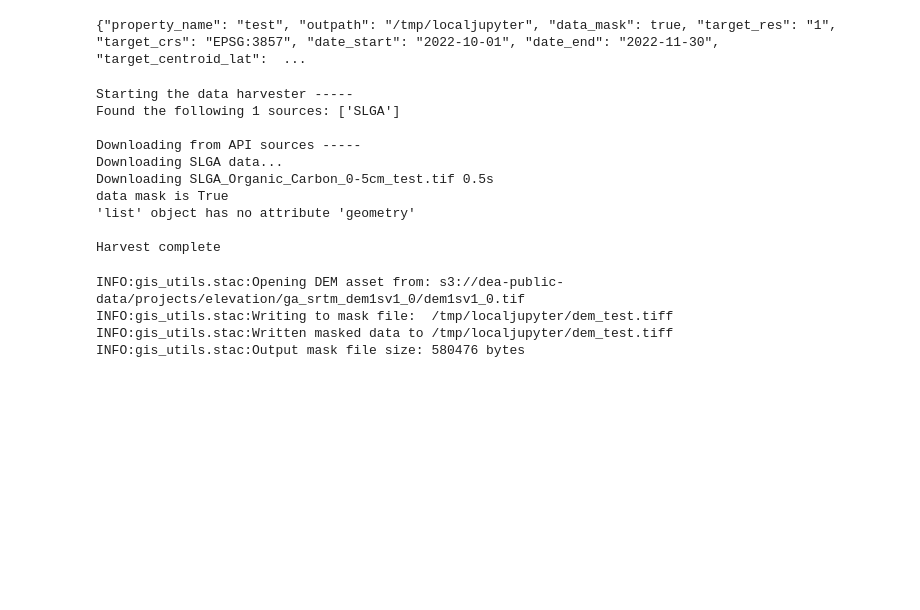
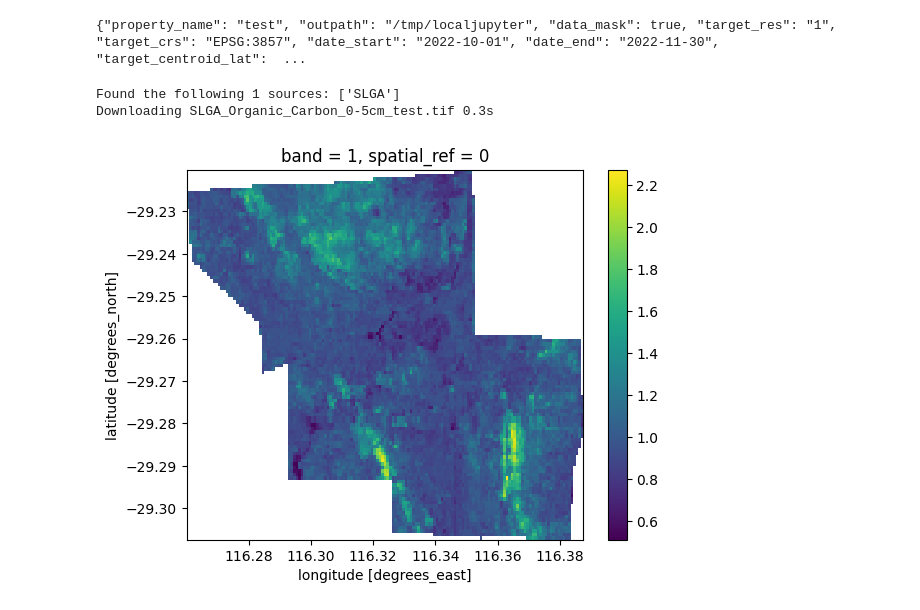
Before and after one commit to Sensand-AI/data-notebooks, a Jupyter notebook: notebooks/slga/slga.ipynb, the cells around one changed output. Saved outputs shown, nothing was run; the diff lists cells and outputs as text; code cells hidden in the pictures; blank space fills up the shorter version.

Commit message:
draft slga notebook composed

```diff
--- a/notebooks/slga/slga.ipynb
+++ b/notebooks/slga/slga.ipynb
@@ -112,6 +112,8 @@ geojson_data = req['body']  # Directly accessing the 'body' since it's already a
 gdf = gpd.read_file(StringIO(json.dumps(geojson_data)))
 # %%
 #papermill_description=processing_bounding_box
+
+geom = gdf.geometry #for data-harvester clip function
 
 # Get bounding box from GeoJSON
 bbox = get_bbox_from_geodf(geojson_data)
@@ -172,26 +174,9 @@ json_file_like = StringIO(data)
 # %% [output]
 {"property_name": "test", "outpath": "/tmp/localjupyter", "data_mask": true, "target_res": "1", "target_crs": "EPSG:3857", "date_start": "2022-10-01", "date_end": "2022-11-30", "target_centroid_lat":  ...
 # %%
-#papermill_description=download_slga_items
-df = harvest.run(json_file_like, coords)
+#papermill_description=download_slga_data
+
+df = harvest.run(json_file_like, geom)
 # %% [output]
-Starting the data harvester -----
 Found the following 1 sources: ['SLGA']
-
-Downloading from API sources -----
-Downloading SLGA data...
-Downloading SLGA_Organic_Carbon_0-5cm_test.tif 0.5s
-data mask is True
-'list' object has no attribute 'geometry'
-
-Harvest complete
+Downloading SLGA_Organic_Carbon_0-5cm_test.tif 0.3s
-# %%
-#papermill_description=processing_dem_asset
-
-# Modified function including mask/clip:
-data, metadata, src = process_dem_asset_and_mask(dem_asset, coords, bbox, output_tiff_filename)
-# %% [output]
-INFO:gis_utils.stac:Opening DEM asset from: s3://dea-public-data/projects/elevation/ga_srtm_dem1sv1_0/dem1sv1_0.tif
-INFO:gis_utils.stac:Writing to mask file:  /tmp/localjupyter/dem_test.tiff
-INFO:gis_utils.stac:Written masked data to /tmp/localjupyter/dem_test.tiff
-INFO:gis_utils.stac:Output mask file size: 580476 bytes
@@ -221,2 +183,20 @@ asset_metadata = {
+# %%
+#papermill_description=processing
+
+#plot one of the fetched data layers to check it looks right
+df.plot()
+
+"""
+TODO: write function that gets zonal statistics for the raster layers e.g. max and min soil organic carbon
+"""
+
+"""
+TODO: write out metadata needed for staging/production to a sidecar file
+"""
+
+# # asset_type signifies the type of asset, e.g. overlay that is stored in the application DB
+asset_metadata = { }
+# %% [output]
+[figure, added]
 # %%
 #papermill_description=processing_cog
```
Also changed, not shown: parts of 3 cells of this notebook, 4 other files.
